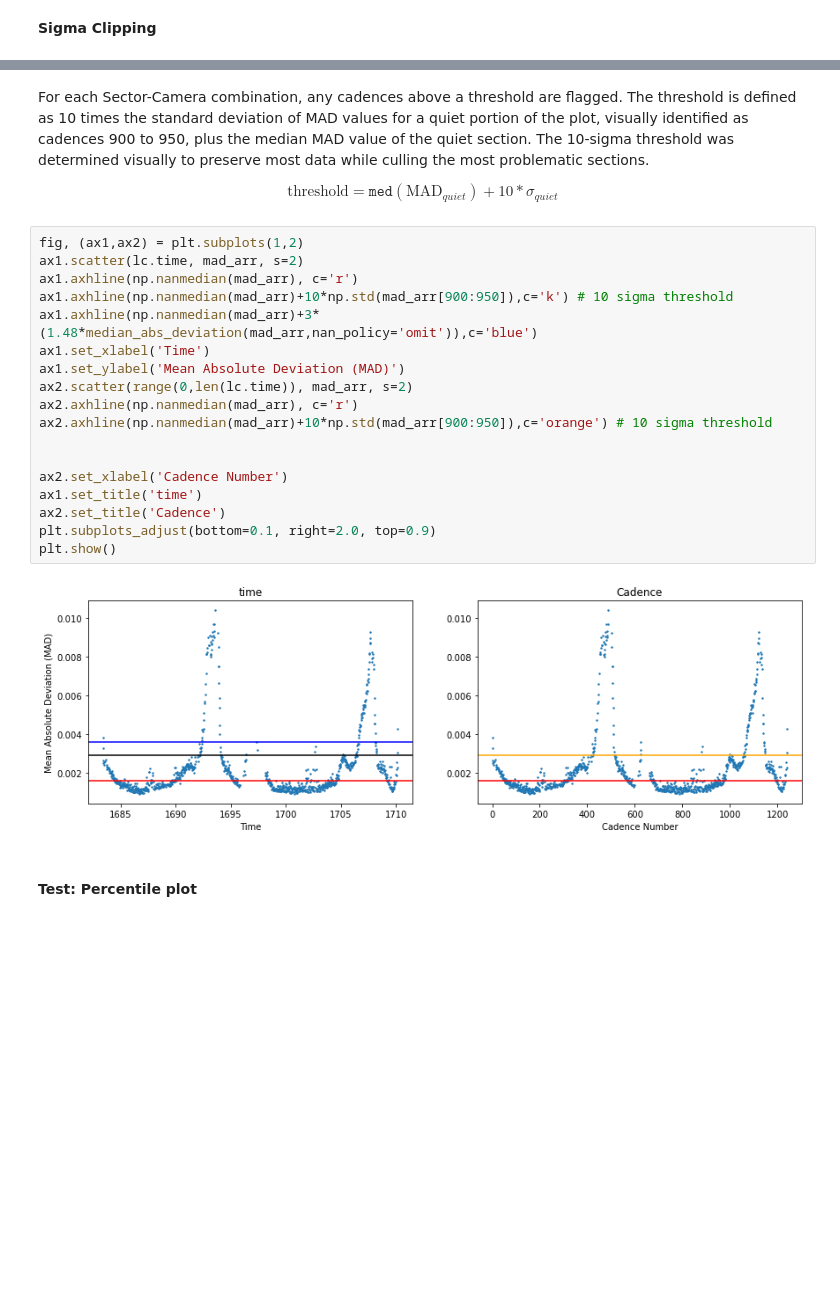
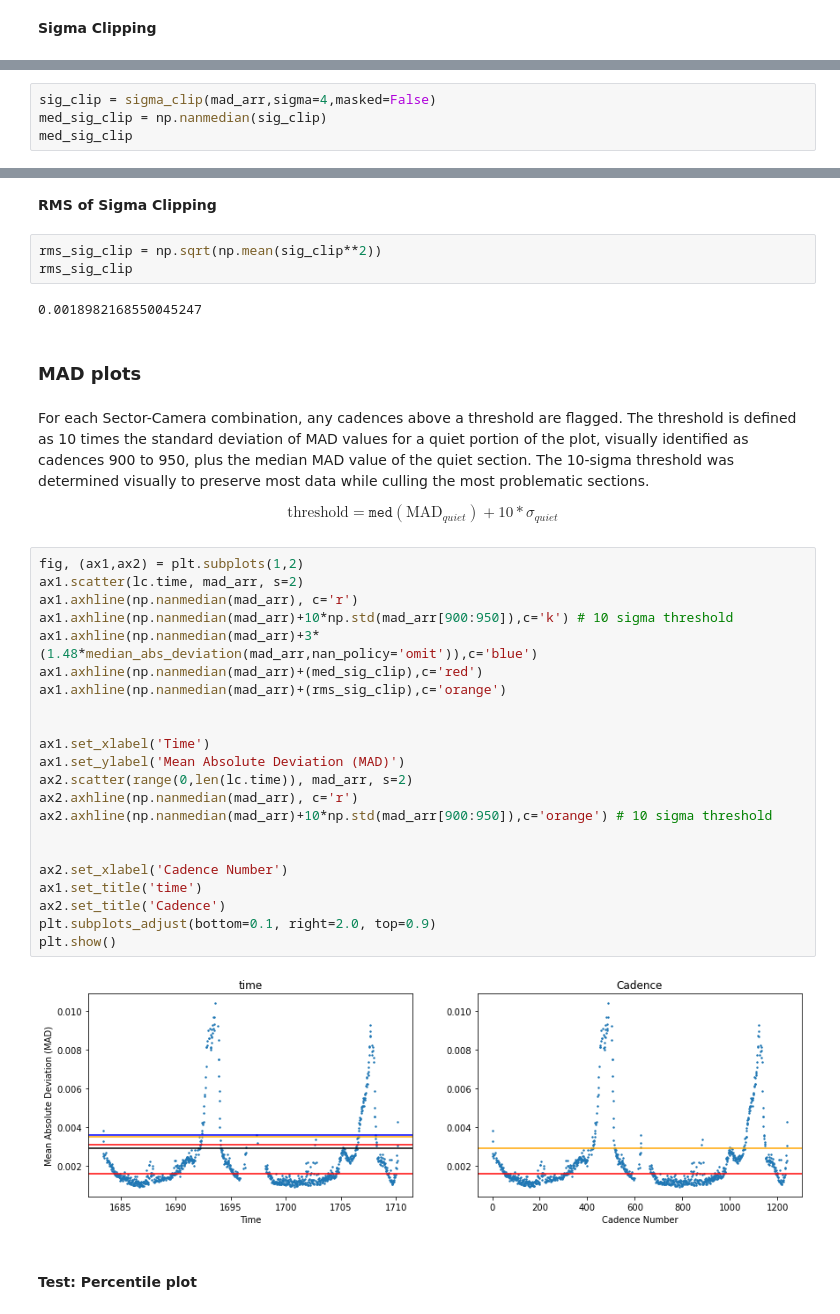
Before and after one commit to azibn/automated_exocomet_hunt, a Jupyter notebook: Notebooks/masking.ipynb, the cells around one changed output, grey strips where cells are left out. Saved outputs shown, nothing was run; the diff lists cells and outputs as text; blank space fills up the shorter version.

```diff
--- a/Notebooks/masking.ipynb
+++ b/Notebooks/masking.ipynb
@@ -99,0 +98,4 @@ np.nanmedian(mad_arr)+10*np.std(mad_arr[900:950])
+# %%
+sig_clip = sigma_clip(mad_arr,sigma=4,masked=False)
+med_sig_clip = np.nanmedian(sig_clip)
+med_sig_clip
@@ -100,3 +105,12 @@ np.nanmedian(mad_arr)+10*np.std(mad_arr[900:950])
+# %% [markdown]
+**RMS of Sigma Clipping**
+# %%
+rms_sig_clip = np.sqrt(np.mean(sig_clip**2))
+rms_sig_clip
+# %% [output]
+0.0018982168550045247
+# %% [markdown]
+### MAD plots
 # %% [markdown]
 For each Sector-Camera combination, any cadences above a threshold are flagged. The threshold is defined as 10 times the standard deviation of MAD values for a quiet portion of the plot, visually identified as cadences 900 to 950, plus the median MAD value of the quiet section. The 10-sigma threshold was determined visually to preserve most data while culling the most problematic sections.
 
@@ -104,23 +118,27 @@ $$\text{threshold} = \texttt{med}(\text{MAD}_{quiet})+ 10*\sigma_{quiet}$$
 # %%
 fig, (ax1,ax2) = plt.subplots(1,2)
 ax1.scatter(lc.time, mad_arr, s=2)
 ax1.axhline(np.nanmedian(mad_arr), c='r')
 ax1.axhline(np.nanmedian(mad_arr)+10*np.std(mad_arr[900:950]),c='k') # 10 sigma threshold
 ax1.axhline(np.nanmedian(mad_arr)+3*(1.48*median_abs_deviation(mad_arr,nan_policy='omit')),c='blue')
+ax1.axhline(np.nanmedian(mad_arr)+(med_sig_clip),c='red')
+ax1.axhline(np.nanmedian(mad_arr)+(rms_sig_clip),c='orange')
+
+
 ax1.set_xlabel('Time')
 ax1.set_ylabel('Mean Absolute Deviation (MAD)')
 ax2.scatter(range(0,len(lc.time)), mad_arr, s=2)
 ax2.axhline(np.nanmedian(mad_arr), c='r')
 ax2.axhline(np.nanmedian(mad_arr)+10*np.std(mad_arr[900:950]),c='orange') # 10 sigma threshold
 
 
 ax2.set_xlabel('Cadence Number')
 ax1.set_title('time')
 ax2.set_title('Cadence')
 plt.subplots_adjust(bottom=0.1, right=2.0, top=0.9)
 plt.show()
 # %% [output]
-[figure, old version]
+[figure, new version]
 # %% [markdown]
 #### Test: Percentile plot
 # %%
```
Also changed, not shown: parts of 3 cells of this notebook, 1 other file.
